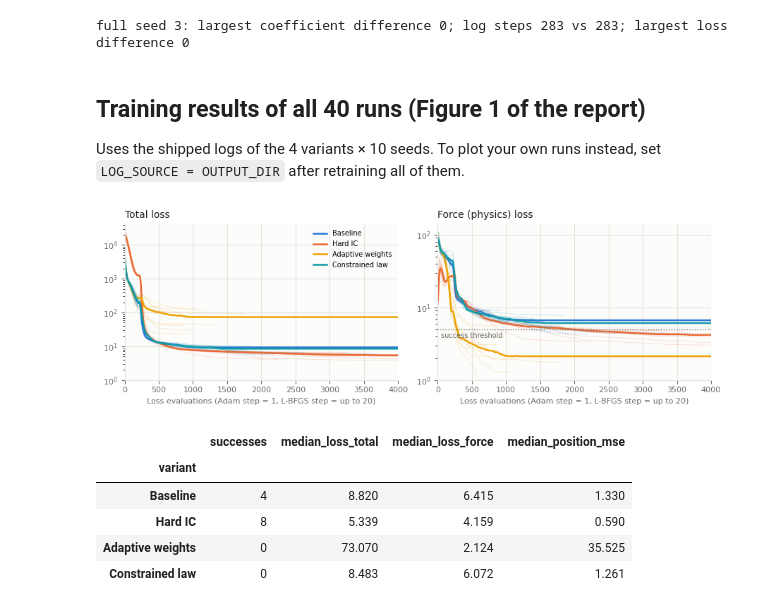
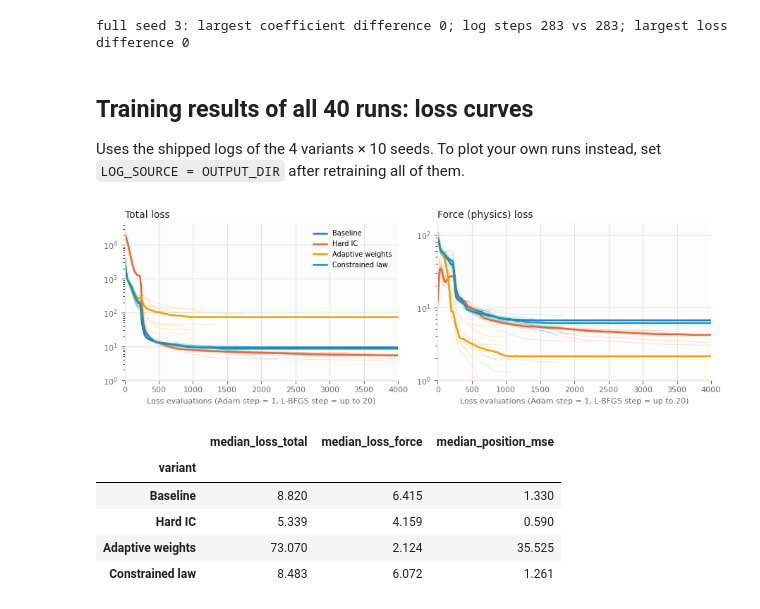
Before and after one commit to ParameciumYan/CEE-292-PINN-Project---Enhancing-PINN-for-Pigeon-Flock-Interaction-Laws, a Jupyter notebook: training.ipynb, the cells around one changed output. Cells and saved outputs as stored; diff of their text form; code cells hidden in the pictures.

```diff
--- a/training.ipynb
+++ b/training.ipynb
@@ -404,7 +401,7 @@ def early_stop(loss_history, step):
 def train_run(variant, seed):
     """Train one PINN of the given variant from the given seed.
 
-    Output: (row, log). row = dict with the success test, final losses, v0 and the 25 learned coefficients
+    Output: (row, log). row = dict with the final losses, v0 and the 25 learned coefficients
             (same columns as results/learned_coefficients.csv); log = DataFrame with one row per step.
     """
     options = VARIANTS[variant]
@@ -496,9 +493,7 @@ def train_run(variant, seed):
 
     objective('adam' if adam_failed else 'lbfgs')   # evaluate once more at the final parameters
     parts = loss_parts(model)
-    success = (not adam_failed and parts['loss_force'] < SUCCESS_FORCE_LOSS
-               and (parts['loss_pos_x'] + parts['loss_pos_y']) / 2 < SUCCESS_POSITION_MSE)
-    row = {'variant': variant, 'seed': seed, 'success': success, 'adam_steps': adam_steps,
+    row = {'variant': variant, 'seed': seed, 'adam_steps': adam_steps,
            'lbfgs_steps': lbfgs_steps, 'loss_total': sum(parts.values()), **parts, 'v0': v0_mean.item()}
     for index, agent in enumerate(agents):
         row[f'v0_{agent}'] = v0_per_bird[index].item() if options['per_bird_v0'] else None
@@ -570,7 +565,7 @@ for _, row in new_results.iterrows():    # iterrows gives (index, row) pairs
 # %% [output]
 full seed 3: largest coefficient difference 0; log steps 283 vs 283; largest loss difference 0
 # %% [markdown]
-## Training results of all 40 runs (Figure 1 of the report)
+## Training results of all 40 runs: loss curves
 
 Uses the shipped logs of the 4 variants × 10 seeds. To plot your own runs instead, set `LOG_SOURCE = OUTPUT_DIR`
 after retraining all of them.
@@ -594,7 +589,7 @@ def quiet_axis(axis, title, log_scale=True):
     axis.tick_params(colors=MUTED, labelsize=8)
 
 LOG_SOURCE = RESULTS_DIR
-REPORT_VARIANTS = ['full', 'hic', 'aw2', 'pull_tail_v0']
+PLOT_VARIANTS = ['full', 'hic', 'aw2', 'pull_tail_v0']
 EVAL_GRID = np.arange(0, 4001, 10)     # common x-axis (loss evaluations) for the median curves
 
 
@@ -612,43 +607,40 @@ def plot_loss_curves(all_logs, path):
     """Total and physics loss against loss evaluations: each seed faint, the median bold."""
     figure, axes = plt.subplots(1, 2, figsize=(9, 3))
     for axis, (column, title) in zip(axes, [('loss_total', 'Total loss'), ('loss_force', 'Force (physics) loss')]):
         quiet_axis(axis, title)
-        for variant in REPORT_VARIANTS:
+        for variant in PLOT_VARIANTS:
             run_logs = [group for _, group in all_logs[all_logs.variant == variant].groupby('seed')]
             for log in run_logs:
                 axis.plot(log.evals, log[column], color=COLORS[variant], linewidth=0.5, alpha=0.25)
             axis.plot(EVAL_GRID, median_curve(run_logs, column), color=COLORS[variant], linewidth=1.8,
                       label=VARIANTS[variant]['label'])
         axis.set_xlim(0, EVAL_GRID[-1])
         axis.set_ylim(1, None)
         axis.set_xlabel("Loss evaluations (Adam step = 1, L-BFGS step = up to 20)", color=MUTED)
-    axes[1].axhline(SUCCESS_FORCE_LOSS, color=MUTED, linestyle=":", linewidth=1)
-    axes[1].annotate("success threshold", (0, SUCCESS_FORCE_LOSS), xycoords=("axes fraction", "data"),
-                     xytext=(3, -3), textcoords="offset points", va="top", color=MUTED, fontsize=7)
     axes[0].legend(frameon=False, fontsize=7)
     figure.tight_layout()
     figure.savefig(path)
     plt.show()
 
 
 all_logs = pd.read_csv(LOG_SOURCE / "training_logs.csv", float_precision="round_trip")
 # Cumulative number of loss evaluations within each run (groupby + cumsum = running total per run)
 all_logs['evals'] = all_logs.groupby(['variant', 'seed']).func_evals.cumsum()
 FIGURES_DIR.mkdir(exist_ok=True)
 plot_loss_curves(all_logs, FIGURES_DIR / "loss_curves.png")
 
 coefficients = pd.read_csv(LOG_SOURCE / "learned_coefficients.csv", float_precision="round_trip")
 coefficients['position_mse'] = (coefficients.loss_pos_x + coefficients.loss_pos_y) / 2
-# Per variant: number of successes and median final losses over the 10 seeds
+# Per variant: median final losses over the 10 seeds
 summary = coefficients.groupby('variant', sort=False).agg(
-    successes=('success', 'sum'), median_loss_total=('loss_total', 'median'),
+    median_loss_total=('loss_total', 'median'),
     median_loss_force=('loss_force', 'median'), median_position_mse=('position_mse', 'median'))
 summary.rename(index={key: VARIANTS[key]['label'] for key in VARIANTS}).round(3)
 # %% [output]
-[figure, old version]
+[figure, new version]
-|  | successes | median_loss_total | median_loss_force | median_position_mse |
-| variant |  |  |  |  |
-| Baseline | 4 | 8.820 | 6.415 | 1.330 |
-| Hard IC | 8 | 5.339 | 4.159 | 0.590 |
-| Adaptive weights | 0 | 73.070 | 2.124 | 35.525 |
-| Constrained law | 0 | 8.483 | 6.072 | 1.261 |
+|  | median_loss_total | median_loss_force | median_position_mse |
+| variant |  |  |  |
+| Baseline | 8.820 | 6.415 | 1.330 |
+| Hard IC | 5.339 | 4.159 | 0.590 |
+| Adaptive weights | 73.070 | 2.124 | 35.525 |
+| Constrained law | 8.483 | 6.072 | 1.261 |
```
Also changed, not shown: parts of 4 cells of this notebook, 11 other files.
